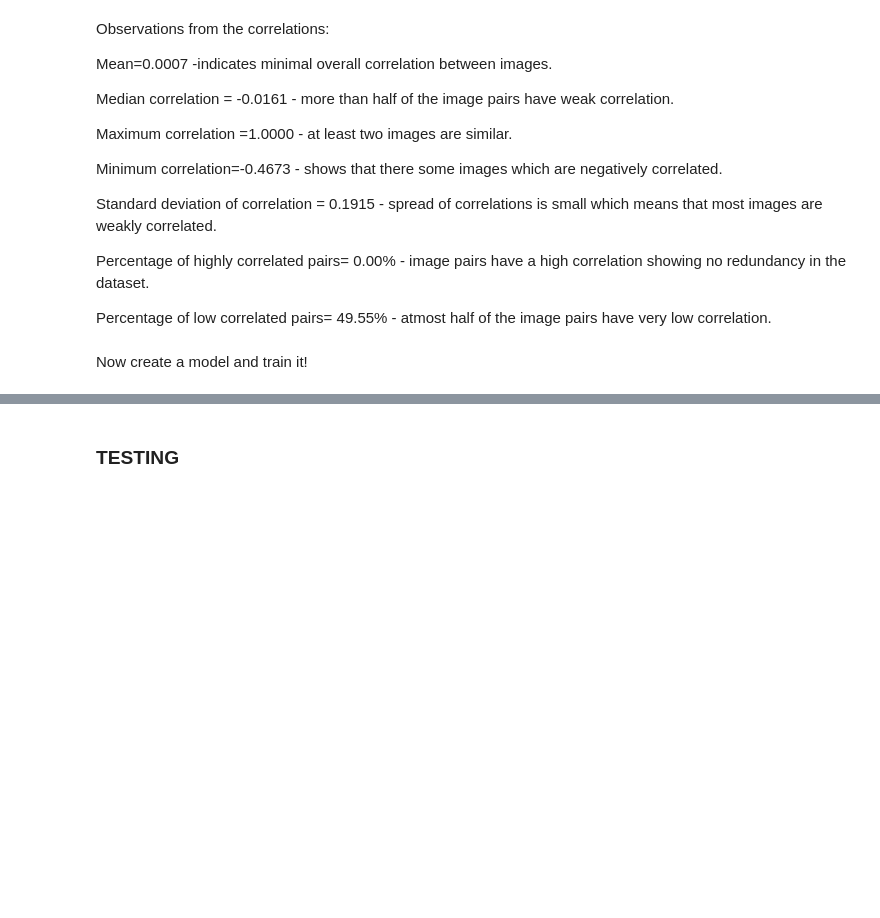
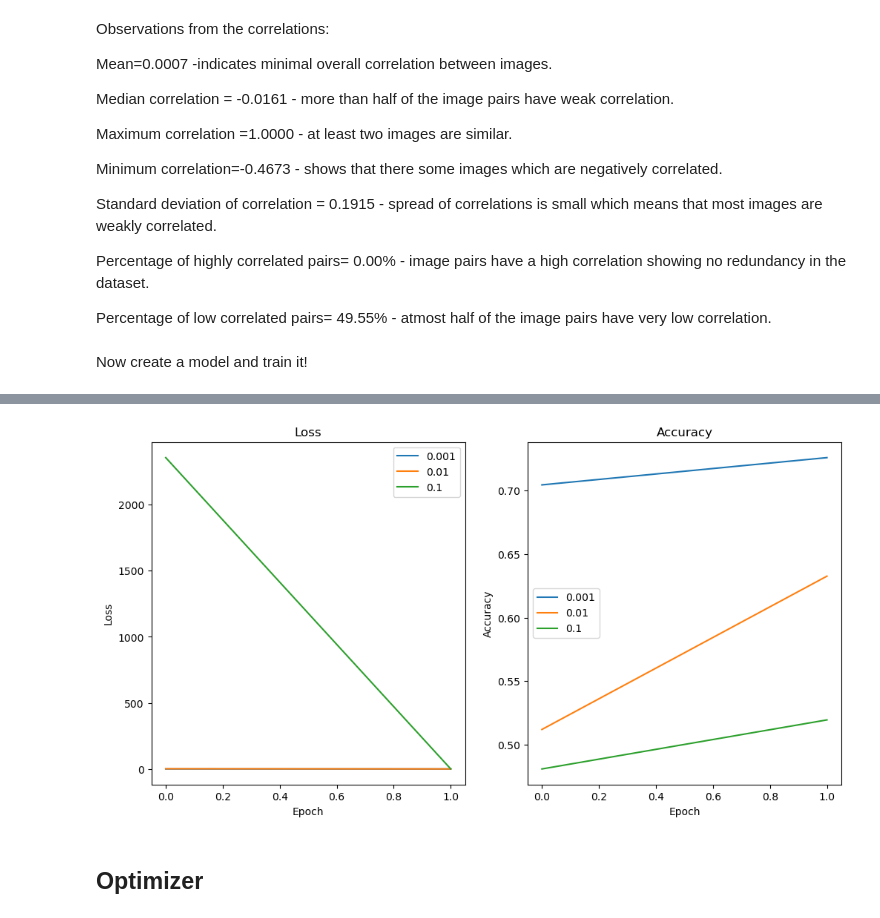
Before and after one commit to GermanButtiero/hotdogs, a Jupyter notebook: IDLCV_Exercise_1_4_hotdog.ipynb, the cells around one changed output, grey strips where cells are left out. Cells and saved outputs as stored; diff of their text form; code cells hidden in the pictures; blank space fills up the shorter version.

Commit message:
testing out different methods

```diff
--- a/IDLCV_Exercise_1_4_hotdog.ipynb
+++ b/IDLCV_Exercise_1_4_hotdog.ipynb
@@ -322,0 +443,5 @@ class Network(nn.Module):
+# %%
+num_epochs = 5
+batch_size = 64
+learning_rate = [0.001, 0.01, 0.1]
+bool = [True, False]
@@ -323,7 +450,8 @@ class Network(nn.Module):
 # %%
-num_epochs = 5
-learning_rate = 0.001
-batch_size = 64
-model = Network(num_epochs, learning_rate, batch_size).to(device)
-model.run(train_loader, test_loader)
+
+lr_dict = {}
+for lr in learning_rate:
+    model = Network(num_epochs, lr, batch_size, Adam_optimizer= True, batch_norm = False).to(device)
+    losses, train_accuracy, test_accuracy = model.run(train_loader, test_loader)
+    lr_dict[lr] = [losses, train_accuracy, test_accuracy]
 # %% [output]
@@ -335,2 +472,18 @@ Accuracy train: 91.2%    test: 75.4%
+# %%
+fig, ax = plt.subplots(1, 2, figsize=(12, 6))
+for lr, (losses, _, test_accuracy) in lr_dict.items():
+    ax[0].plot(losses, label=lr)
+    ax[1].plot(test_accuracy, label=lr)
+ax[0].set_title('Loss')
+ax[0].set_xlabel('Epoch')
+ax[0].set_ylabel('Loss')
+ax[0].legend()
+ax[1].set_title('Accuracy')
+ax[1].set_xlabel('Epoch')
+ax[1].set_ylabel('Accuracy')
+ax[1].legend()
+plt.show()
+# %% [output]
+[figure, added]
 # %% [markdown]
-### TESTING
+## Optimizer
```
Also changed, not shown: parts of 21 cells of this notebook.
